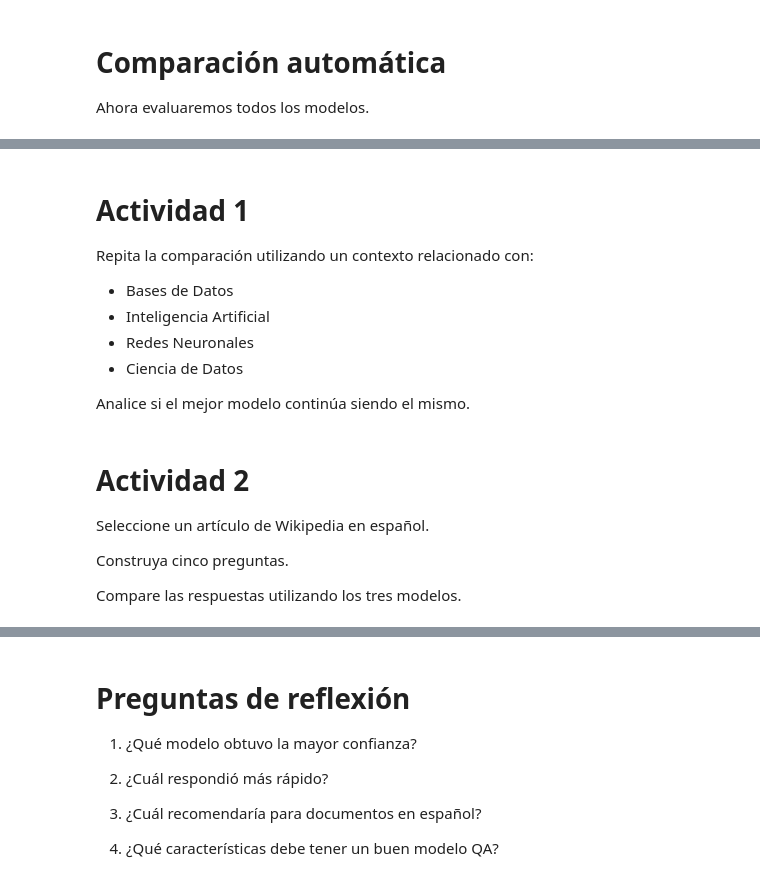
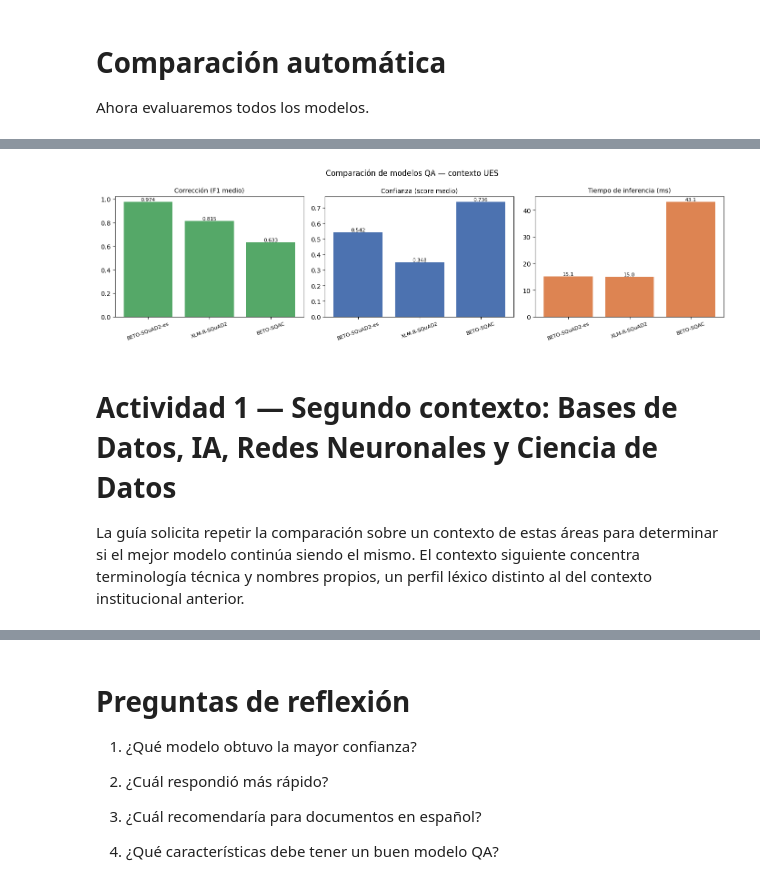
Before and after one commit to Melvillalta1/Laboratorio2ML, a Jupyter notebook: LaboratorioML.ipynb, the cells around one changed output, grey strips where cells are left out. Cells and saved outputs as stored; diff of their text form; code cells hidden in the pictures.

```diff
--- a/LaboratorioML.ipynb
+++ b/LaboratorioML.ipynb
@@ -2399,0 +2377,21 @@ Los modelos extractivos presentan algunas limitaciones:
+# %%
+# =====================================================
+# AGREGACIÓN POR MODELO
+# =====================================================
+
+def resumir(comp):
+    r = comp.groupby("Modelo").agg(
+        Score_medio=("Score", "mean"),
+        F1_medio=("F1", "mean"),
+        Tiempo_medio_ms=("Tiempo (ms)", "mean"),
+    ).round(4)
+    r["Parámetros (M)"] = [
+        round(cargar_modelo(m).n_parametros / 1e6, 1) for m in r.index
+    ]
+    return r.sort_values("F1_medio", ascending=False)
+
+
+resumen_ues = resumir(comp_ues)
+resumen_ues.to_csv("results/comparacion_modelos.csv")
+
+resumen_ues
@@ -2400,19 +2404,31 @@ Los modelos extractivos presentan algunas limitaciones:
+# %%
+# =====================================================
+# GRÁFICOS COMPARATIVOS
+# =====================================================
+
+fig, axes = plt.subplots(1, 3, figsize=(14, 4))
+
+for ax, (col, titulo, color) in zip(axes, [
+    ("F1_medio",        "Corrección (F1 medio)",     "#55A868"),
+    ("Score_medio",     "Confianza (score medio)",   "#4C72B0"),
+    ("Tiempo_medio_ms", "Tiempo de inferencia (ms)", "#DD8452"),
+]):
+    ax.bar(resumen_ues.index, resumen_ues[col], color=color)
+    ax.set_title(titulo, fontsize=10)
+    ax.tick_params(axis="x", rotation=20, labelsize=8)
+    for i, v in enumerate(resumen_ues[col]):
+        ax.text(i, v, f"{v:.3f}" if col != "Tiempo_medio_ms" else f"{v:.1f}",
+                ha="center", va="bottom", fontsize=8)
+
+fig.suptitle("Comparación de modelos QA — contexto UES", fontsize=12)
+fig.tight_layout()
+fig.savefig("results/graficos/comparacion_modelos.png", dpi=150)
+plt.show()
+# %% [output]
+[figure, added]
 # %% [markdown]
-# Actividad 1
+# Actividad 1 — Segundo contexto: Bases de Datos, IA, Redes Neuronales y Ciencia de Datos
 
-Repita la comparación utilizando un contexto relacionado con:
-
-- Bases de Datos
-- Inteligencia Artificial
-- Redes Neuronales
-- Ciencia de Datos
-
-Analice si el mejor modelo continúa siendo el mismo.
+La guía solicita repetir la comparación sobre un contexto de estas áreas para determinar si
+el mejor modelo continúa siendo el mismo. El contexto siguiente concentra terminología
+técnica y nombres propios, un perfil léxico distinto al del contexto institucional anterior.
-# %% [markdown]
-# Actividad 2
-
-Seleccione un artículo de Wikipedia en español.
-
-Construya cinco preguntas.
-
-Compare las respuestas utilizando los tres modelos.
```
Also changed, not shown: parts of 38 cells of this notebook.
